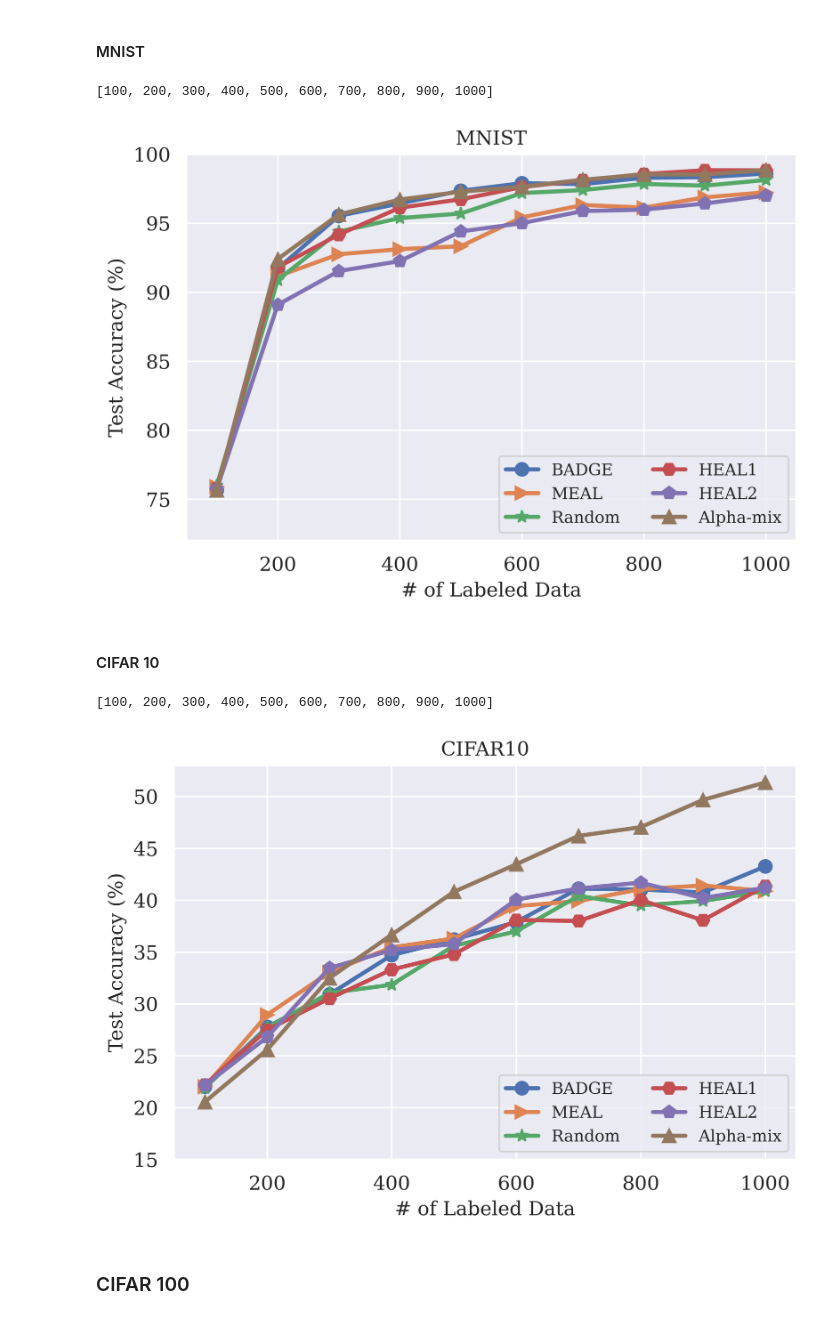
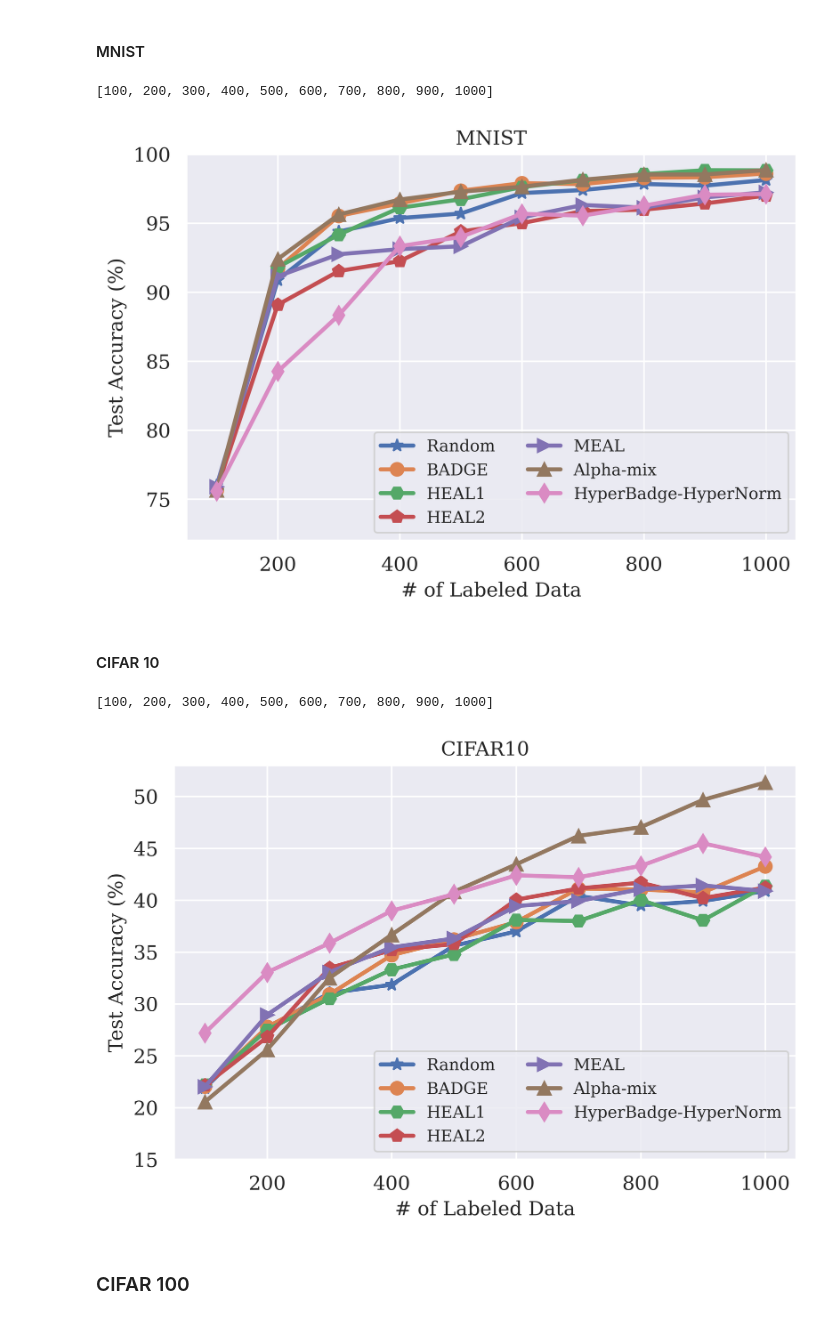
Before and after one commit to ChengeLi/data-efficient-active-learning, a Jupyter notebook: plots.ipynb, the cells around one changed output. Cells and saved outputs as stored; diff of their text form; code cells hidden in the pictures.

```diff
--- a/plots.ipynb
+++ b/plots.ipynb
@@ -39,11 +39,10 @@ m={}
 m['BADGE']='o'
 m['MEAL']='>'
 m['Random']='*'
-m['Dropout']='d'
 m['PoincareKmeansUncertainty']='p'
 m['PoincareKmeans']='H'
 m['AlphaMix']='^'
-m['SA']=','
+m['HalfHalf']='d'
 # %% [markdown]
 ## Image classification results
 # %% [markdown]
@@ -57,25 +56,26 @@ mnist_meal = [75.90, 91.15, 92.75, 93.12, 93.33, 95.42, 96.32, 96.13, 96.87, 97.
 mnist_PoincareKmeans = [ 75.76, 91.81, 94.17, 96.12, 96.73, 97.61, 98.120, 98.56, 98.84, 98.83]
 mnist_PoincareKmeansUncertainty = [75.71, 89.09, 91.53, 92.25, 94.40, 95.00, 95.88, 95.98, 96.43, 97.00]
 mnist_AlphaMix = [75.66, 92.40, 95.63, 96.71, 97.28, 97.64, 98.15, 98.53, 98.53, 98.85]
+mnist_half_half =[75.58, 84.26, 88.33, 93.34, 94.00, 95.68, 95.55, 96.27, 97.06, 97.11 ]
+# mnist_alpha_HyperNet =[74.47, 88.12, 93.15, 95.08, 96.63, 96.89, 97.61, 97.84, 97.51, 97.83]
+
 # added 2 to my runs as they all started 2% low I think this is a seed thing
 mnist = []
 
 fig, ax = plt.subplots(dpi=500)
 plt_props()
 
+mnist_random_plot = plt.errorbar(mnist_ratios, mnist_random, label='Random', marker=m['Random'])
 mnist_badge_plot = plt.errorbar(mnist_ratios, mnist_badge, label='BADGE', marker=m['BADGE'])
-mnist_meal_plot = plt.errorbar(mnist_ratios, mnist_meal, label='MEAL', marker=m['MEAL'])
-mnist_random_plot = plt.errorbar(mnist_ratios, mnist_random, label='Random', marker=m['Random'])
 mnist_PoincareKmeans_plot = plt.errorbar(mnist_ratios, mnist_PoincareKmeans, label='HEAL1', marker=m['PoincareKmeans'])
 mnist_PoincareKmeansUncertainty_plot = plt.errorbar(mnist_ratios, mnist_PoincareKmeansUncertainty, label='HEAL2', marker=m['PoincareKmeansUncertainty'])
+mnist_meal_plot = plt.errorbar(mnist_ratios, mnist_meal, label='MEAL', marker=m['MEAL'])
 mnist_AlphMix_plot = plt.errorbar(mnist_ratios, mnist_AlphaMix, label='Alpha-mix', marker=m['AlphaMix'])
+mnist_half_half_plot = plt.errorbar(mnist_ratios, mnist_half_half, label='HyperBadge-HyperNorm', marker=m['HalfHalf'])
+# mnist_alpha_HyperNet_plot = plt.errorbar(mnist_ratios, mnist_alpha_HyperNet, label='Alpha_HyperNet', marker=m['Random'])
 
 ax.yaxis.set_major_formatter(FormatStrFormatter('%.f'))
-plt.legend(handles=[mnist_random_plot,
-                    mnist_badge_plot,
-                    mnist_meal_plot,
-                    mnist_PoincareKmeans_plot,
-                    mnist_PoincareKmeansUncertainty_plot], loc=4)
+plt.legend(loc=4)
 
 ax.set_xlim(50, 1050)
 ax.set_ylim(72.0, 100.0)
@@ -90,7 +90,7 @@ plt.grid(True)
 plt.show()
 # %% [output]
 [100, 200, 300, 400, 500, 600, 700, 800, 900, 1000]
-[figure, old version]
+[figure, new version]
 # %% [markdown]
 #### CIFAR 10
 # %%
@@ -101,41 +101,39 @@ cifar10_badge = [22.05, 27.78, 30.92, 34.70, 36.21, 37.89, 41.12, 41.03, 40.75,
 cifar10_meal = [22.02, 28.95, 33.06, 35.46, 36.31, 39.43, 39.92, 41.06, 41.42, 40.88]
 cifar10_PoincareKmeans = [22.21,27.50,30.52,33.31,34.78,38.10,37.99,40.02,38.06,41.37]
 cifar10_PoincareKmeansUncertainty = [22.15,26.80,33.46,35.19,35.77,40.05,41.13,41.69,40.20,41.21]
 cifar10_AlphaMix = [20.55, 25.58,32.49, 36.67, 40.81, 43.46, 46.20, 47.04, 49.67, 51.35]
+cifar10_half_half =  [100*(item) for item in [0.272, 0.3304, 0.3586, 0.3898, 0.4058, 0.424, 0.4221, 0.4331, 0.4548, 0.4417]]
 
 cifar10_ = []
 
 fig, ax = plt.subplots(dpi=500)
 plt_props()
 
+cifar10_random_plot = plt.errorbar(cifar10_ratios, cifar10_random, label='Random', marker=m['Random'])
 cifar10_badge_plot = plt.errorbar(cifar10_ratios, cifar10_badge, label='BADGE', marker=m['BADGE'])
-cifar10_meal_plot = plt.errorbar(cifar10_ratios, cifar10_meal, label='MEAL', marker=m['MEAL'])
-cifar10_random_plot = plt.errorbar(cifar10_ratios, cifar10_random, label='Random', marker=m['Random'])
 cifar10_PoincareKmeans_plot = plt.errorbar(cifar10_ratios, cifar10_PoincareKmeans, label='HEAL1', marker=m['PoincareKmeans'])
 cifar10_PoincareKmeansUncertainty_plot = plt.errorbar(cifar10_ratios, cifar10_PoincareKmeansUncertainty, label='HEAL2', marker=m['PoincareKmeansUncertainty'])
+cifar10_meal_plot = plt.errorbar(cifar10_ratios, cifar10_meal, label='MEAL', marker=m['MEAL'])
 cifar10_AlphMix_plot = plt.errorbar(cifar10_ratios, cifar10_AlphaMix, label='Alpha-mix', marker=m['AlphaMix'])
+cifar10_halfhalf_plot = plt.errorbar(cifar10_ratios, cifar10_half_half, label='HyperBadge-HyperNorm', marker=m['HalfHalf'])
 
 ax.yaxis.set_major_formatter(FormatStrFormatter('%.f'))
-plt.legend(handles=[cifar10_random_plot,
-                    cifar10_badge_plot,
-                    cifar10_meal_plot,
-                    cifar10_PoincareKmeans_plot,
-                    cifar10_PoincareKmeansUncertainty_plot], loc=4)
+plt.legend(loc=4)
 
 ax.set_xlim(50, 1050)
 ax.set_ylim(15.0, 53.0)
 # plt.plot([], [], ' ', label= r"Top-1"
 #                             r"$=90.16 \pm 0.25$")
 plt.legend(ncol=2, loc='lower right')
 fig.tight_layout()
 plt.xlabel('# of Labeled Data')
 plt.ylabel('Test Accuracy (%)')
 plt.title('CIFAR10')
 plt.grid(True)
 plt.show()
 # %% [output]
 [100, 200, 300, 400, 500, 600, 700, 800, 900, 1000]
-[figure, old version]
+[figure, new version]
 # %% [markdown]
 ### CIFAR 100
 # %%
```
Also changed, not shown: parts of 3 cells of this notebook.
